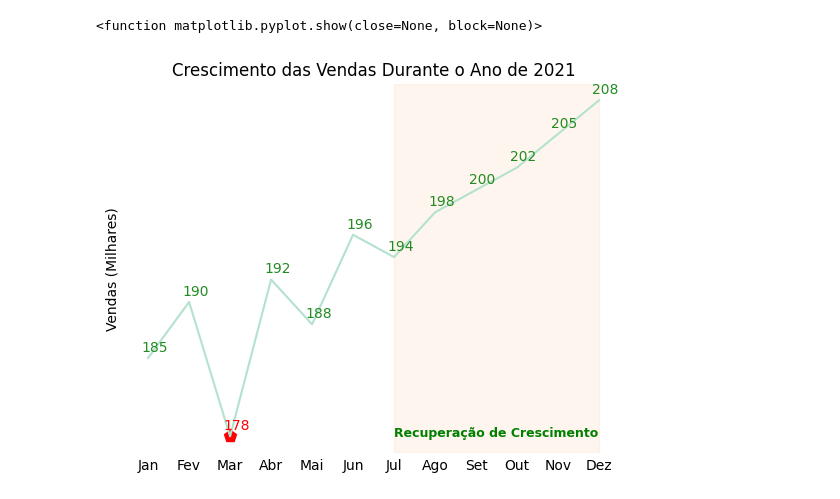
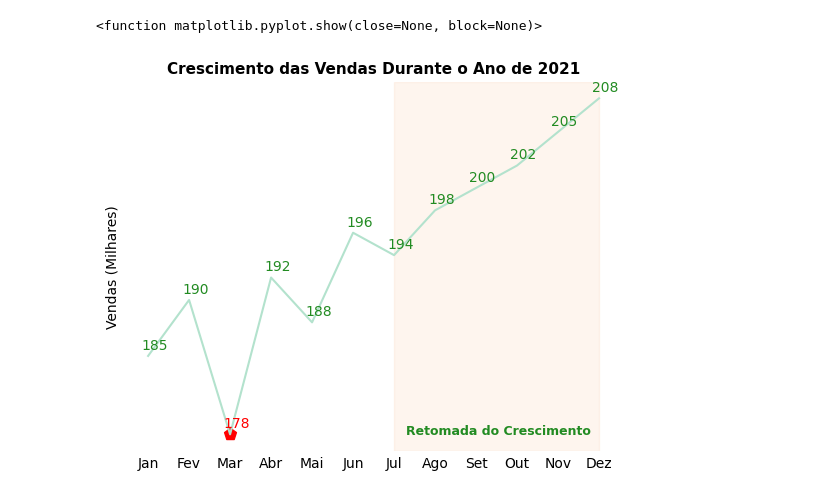
Before and after one commit to fernandomsarnin/Matplotlib-Examples, a Jupyter notebook: Matplotlib_Graphcs/graphc_linhas.ipynb, the cells around one changed output. Cells and saved outputs as stored; diff of their text form; code cells hidden in the pictures.

```diff
--- a/Matplotlib_Graphcs/graphc_linhas.ipynb
+++ b/Matplotlib_Graphcs/graphc_linhas.ipynb
@@ -14,33 +14,33 @@ plt.rc('axes', prop_cycle=ciclo_cores)
 
 plt.plot(meses, vendas)
 
 for posicao, marcador in enumerate(marcadores):
     if marcador == 'p':
         cor = 'red'
         tamanho = 80
     else:
         cor='forestgreen'
         tamanho = 0
     plt.scatter(meses[posicao], vendas[posicao], marker=marcador, s=tamanho, color=cor)
     plt.annotate(vendas[posicao], color=cor, xy=(meses[posicao], vendas[posicao]), xytext=(-5, 5), textcoords='offset points')
 
 
 plt.axvspan(6,11, alpha=0.2, color=cores[1])
 
-plt.text(6, 178, 'Recuperação de Crescimento', color='green', fontsize=9, fontweight='bold')
+plt.text(6.3, 178, 'Retomada do Crescimento', color='forestgreen', fontsize=9, fontweight='bold')
 
 plt.box(False)
 plt.tick_params(axis='y', length=0)
 plt.tick_params(axis='x', length=0)
 
 plt.yticks([])
 
 #plt.xlabel('Mês')
 plt.ylabel('Vendas (Milhares)')
-plt.title('Crescimento das Vendas Durante o Ano de 2021')
+plt.title('Crescimento das Vendas Durante o Ano de 2021', fontsize=11, fontweight='bold')
 
 
 plt.show
 # %% [output]
 <function matplotlib.pyplot.show(close=None, block=None)>
-[figure, old version]
+[figure, new version]
```
